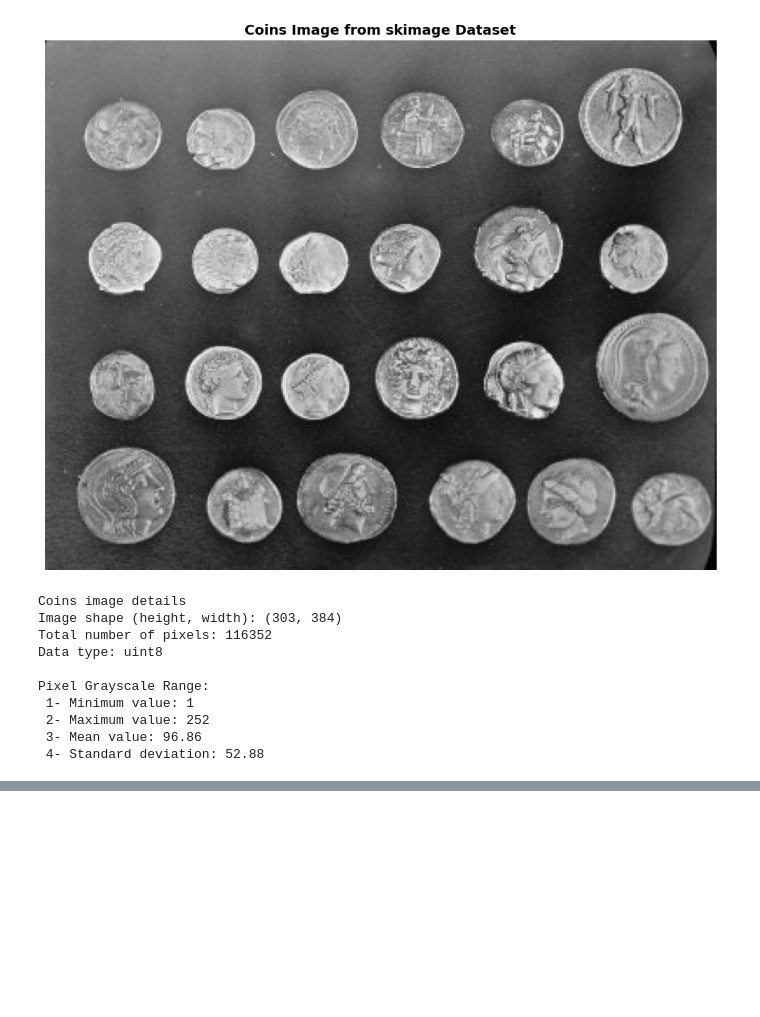
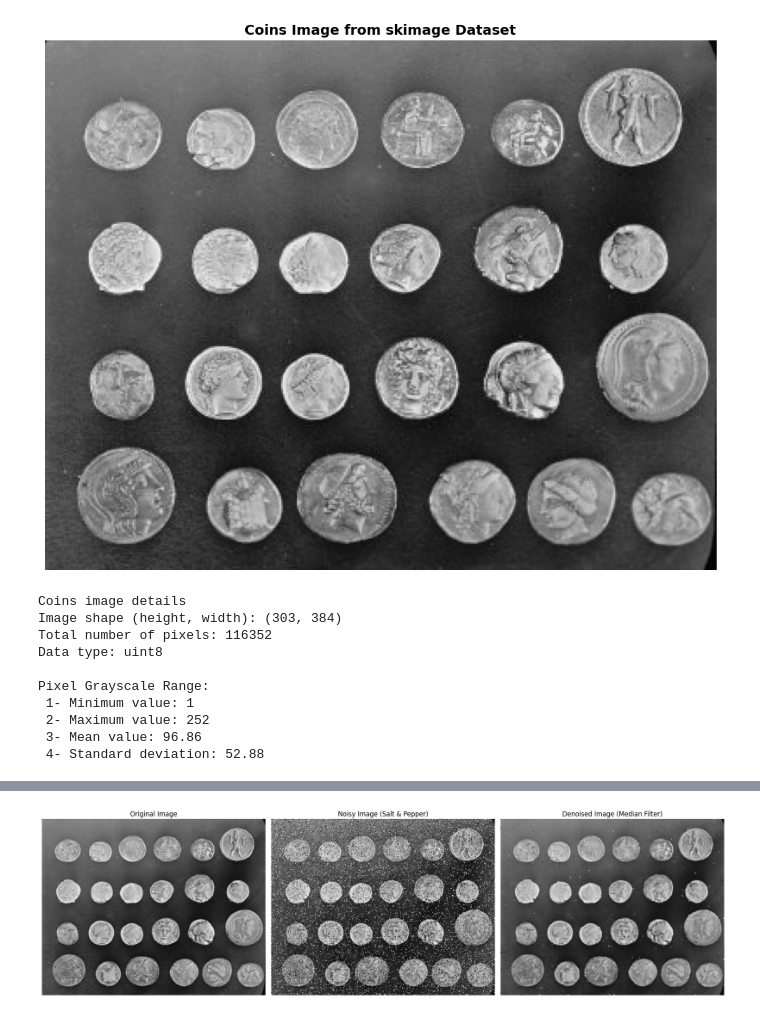
Before and after one commit to Valsiana-Sokollari/ComputerVision, a Jupyter notebook: Solution.ipynb, the cells around one changed output, grey strips where cells are left out. Saved outputs shown, nothing was run; the diff lists cells and outputs as text; code cells hidden in the pictures; blank space fills up the shorter version.

```diff
--- a/Solution.ipynb
+++ b/Solution.ipynb
@@ -62,0 +64,30 @@ Bright peak (~200-240): Background and highlights
+# %%
+import matplotlib.pyplot as plt
+from skimage import data, util
+from skimage.filters import median
+from skimage.morphology import disk
+
+# Load and apply noise
+original = data.coins()
+noisy = util.random_noise(original, mode='s&p', amount=0.1)
+denoised = median(noisy, disk(1))
+
+# Display results
+fig, axes = plt.subplots(1, 3, figsize=(18, 5))
+
+axes[0].imshow(original, cmap='gray')
+axes[0].set_title("Original Image")
+axes[0].axis('off')
+
+axes[1].imshow(noisy, cmap='gray')
+axes[1].set_title("Noisy Image (Salt & Pepper)")
+axes[1].axis('off')
+
+axes[2].imshow(denoised, cmap='gray')
+axes[2].set_title("Denoised Image (Median Filter)")
+axes[2].axis('off')
+
+plt.tight_layout()
+plt.show()
+# %% [output]
+[figure, added]
```
Also changed, not shown: parts of 8 cells of this notebook.
